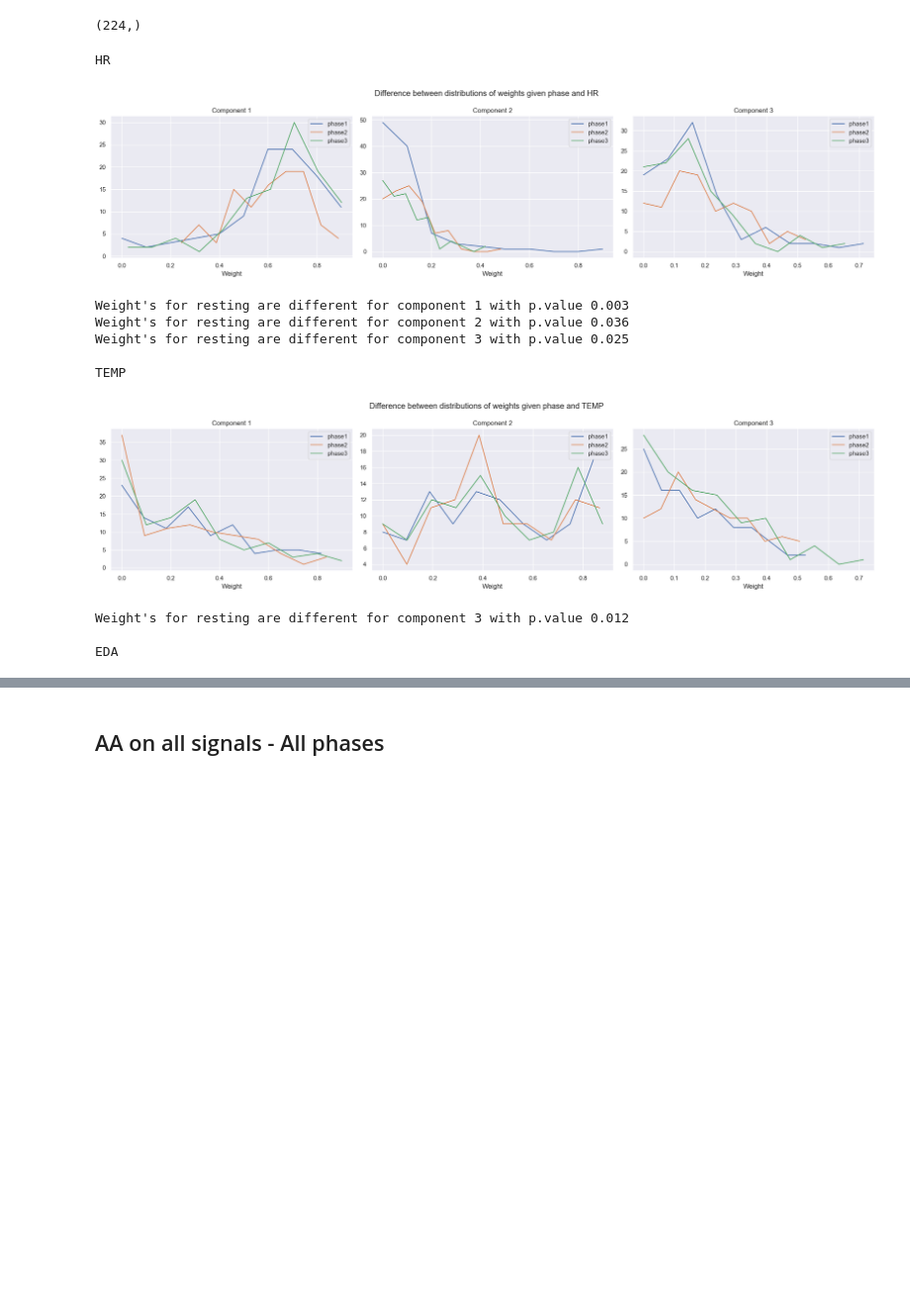
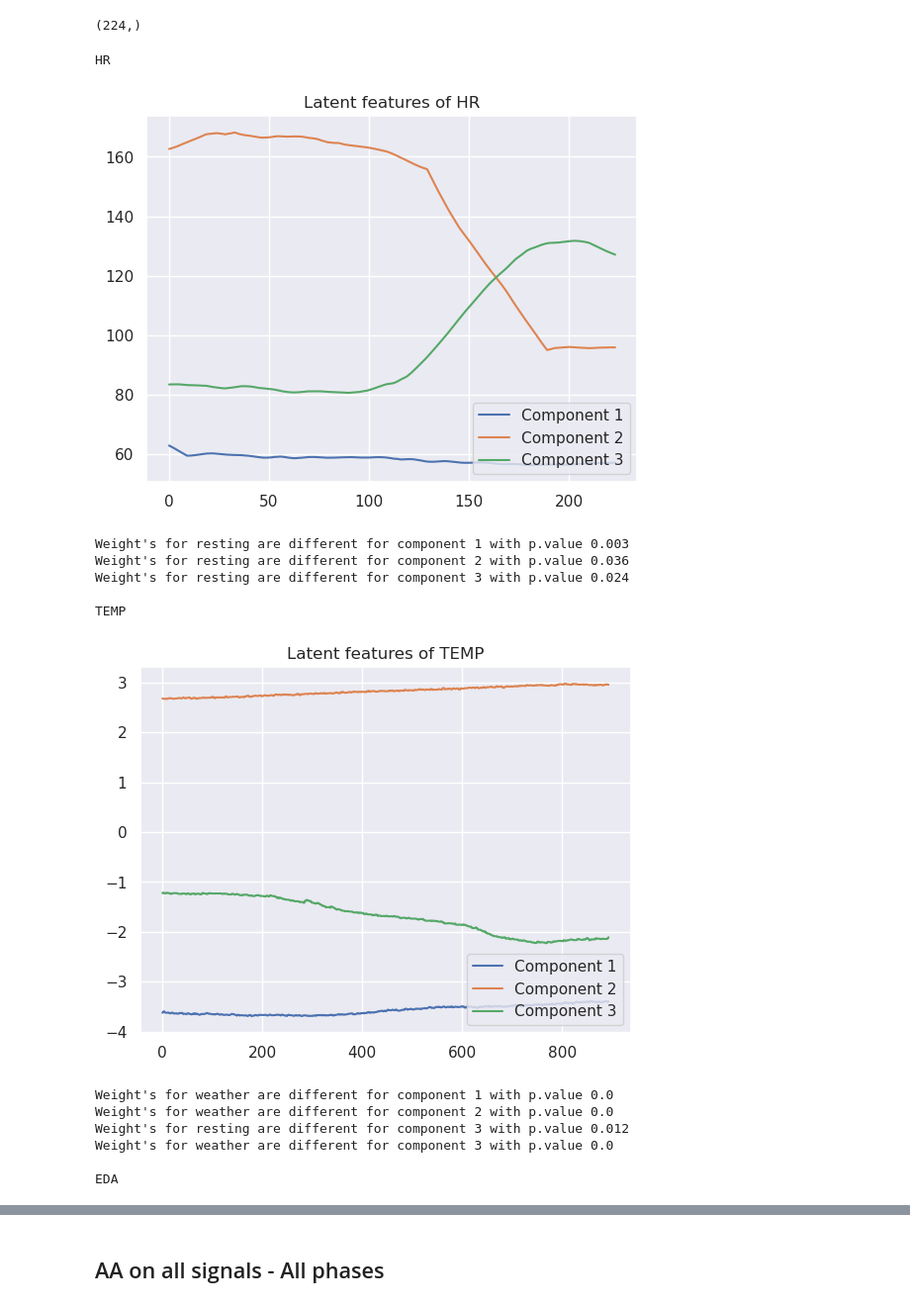
Before and after one commit to tbarcinski/02582-Computational-Data-Analysis, a Jupyter notebook: Case2/AA.ipynb, the cells around one changed output, grey strips where cells are left out. Shown: that part at 99% size. Saved outputs shown, nothing was run; the diff lists cells and outputs as text; code cells hidden in the pictures; blank space fills up the shorter version.

Commit message:
weather tests

```diff
--- a/Case2/AA.ipynb
+++ b/Case2/AA.ipynb
@@ -224,7 +224,7 @@ def plot_weight_dist(S, stat):
     #plt.savefig(f"figures/weight_dist_{stat}_{n_comp}comps_AA.png")
     plt.show()
 
-def test_eq_dist(S, test_phases=True, test_resting=True, test_cohorts=True, print_only_difference=True):
+def test_eq_dist(S, test_phases=True, test_resting=True, test_cohorts=True, test_weather=True,print_only_difference=True):
 
     def test_dist(col):
         dists = []
@@ -243,41 +243,61 @@ def test_eq_dist(S, test_phases=True, test_resting=True, test_cohorts=True, prin
     W = S.T
     n_comp = W.shape[1]
     components = np.arange(n_comp)
     for j in components:
 
 
         if test_phases:
             test = test_dist("Phase")
             pretty_print(test.pvalue, "phases", j)
 
 
         if test_resting:
             dists = [W[metadata['Phase'].isin(["phase1", "phase3"]), j],
                      W[metadata['Phase']=="phase2", j]]
 
             test = kruskal(*dists)
             pretty_print(test.pvalue, "resting", j)
 
         if test_cohorts:
             test = test_dist("Cohort")
             pretty_print(test.pvalue, "cohorts", j)
 
+        if test_weather:
+            dists = [W[metadata['Cohort'].str.startswith("D1_2"), j],
+                     W[~metadata['Cohort'].str.startswith("D1_2"), j]]
+            test = kruskal(*dists)
+            pretty_print(test.pvalue, "weather", j)
+
+
+def plot_components(H, stat):
+    plt.figure()
+    plt.title(f"Latent features of {stat}")
+    for i in range(H.shape[0]):
+        plt.plot(H[i, :], label=f"Component {i+1}")
+    plt.legend(loc='lower right')
+    plt.show()
+
+
 for stat in ["HR", "TEMP", "EDA"]:
     print(stat)
     X, XC, S, C, X_hat, L, components = get_weights(stat, 3)
+    plot_components(components, stat)
     #plot_reconstruction(X, X_hat, stat)
-    plot_weight_dist(S, stat)
+    #plot_weight_dist(S, stat)
     test_eq_dist(S)
     print()
 # %% [output]
 HR
-[figure, old version]
+[figure, new version]
 Weight's for resting are different for component 1 with p.value 0.003
 Weight's for resting are different for component 2 with p.value 0.036
-Weight's for resting are different for component 3 with p.value 0.025
+Weight's for resting are different for component 3 with p.value 0.024
 
 TEMP
-[figure, old version]
+[figure, new version]
+Weight's for weather are different for component 1 with p.value 0.0
+Weight's for weather are different for component 2 with p.value 0.0
 Weight's for resting are different for component 3 with p.value 0.012
+Weight's for weather are different for component 3 with p.value 0.0
 
 EDA
```
Also changed, not shown: parts of 10 cells of this notebook, 1 other file.
